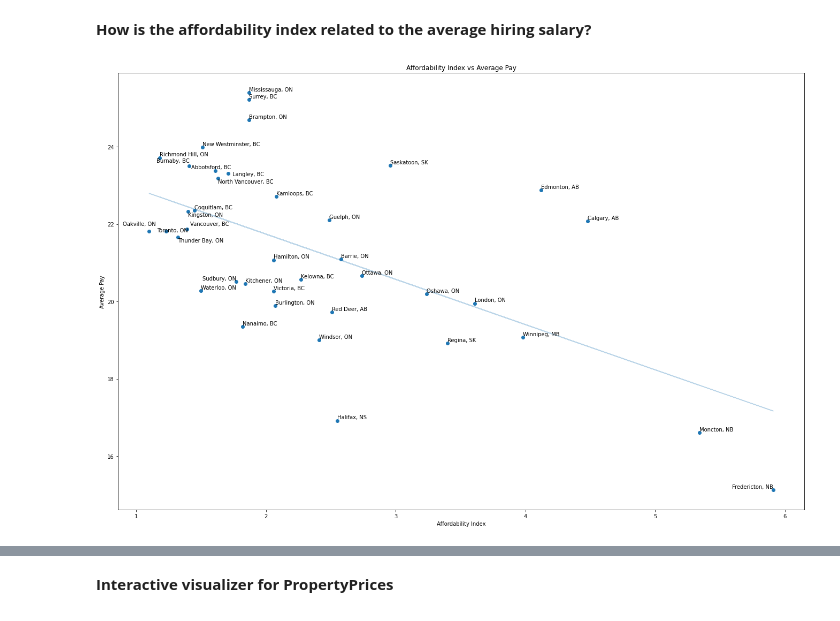
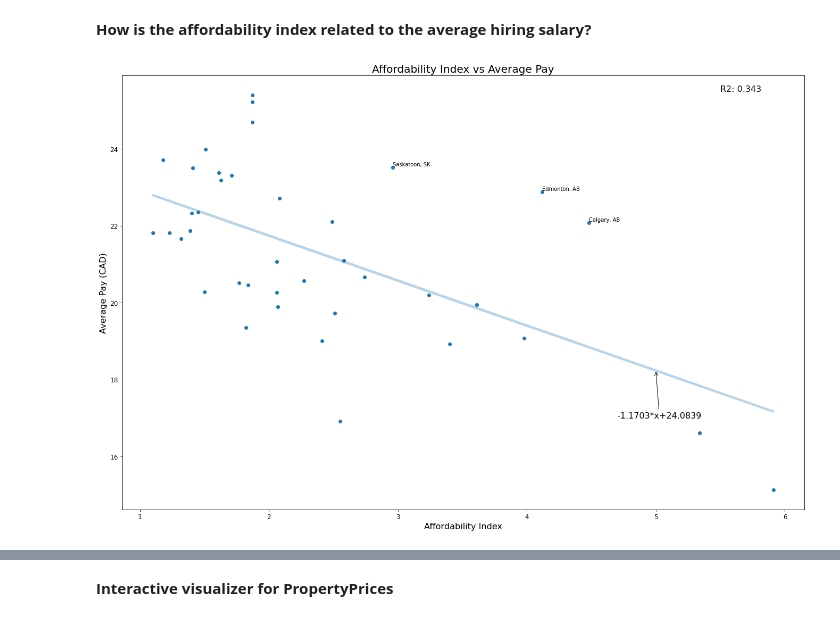
Before and after one commit to ChristopheTran/Canadian-Jobs-Amid-a-Pandemic, a Jupyter notebook: Final_Notebook.ipynb, the cells around one changed output, grey strips where cells are left out. Saved outputs shown, nothing was run; the diff lists cells and outputs as text; code cells hidden in the pictures.

```diff
--- a/Final_Notebook.ipynb
+++ b/Final_Notebook.ipynb
@@ -172,6 +176,7 @@ jobs_cleaned["AveragePay"] = jobs_cleaned.apply(get_average_pay, axis=1)
 jobs_cleaned["City"] = jobs_cleaned["City"].str.strip("based in ")
 
 jobs_noc_merged = pd.merge(noc_info, jobs_cleaned, on="NocNo", how="inner")
+jobs_noc_merged["JobLevel"] = jobs_noc_merged["JobLevel"].str.strip()
 # %%
 #These are the numbeo datasets
 numbeo.keys()
@@ -182,21 +187,38 @@ def merge_numbeo_jobs(onDataset):
   return pd.merge(jobs_noc_merged, numbeo[onDataset], on="City", how="inner")
 
 #Visualization methods
-def graphScatter(independent_column, dependent_column, title, answer_dataframe, show_points=True, show_line=True, point_column="City", alpha=0.3, figsize=(23, 15)):
+def graphScatter(independent_column, dependent_column, title, answer_dataframe, xLabel=None, yLabel=None, annotation_list=None, point_cords=None, text_cords=None, r2_cords=None, show_points=True, show_line=True, show_R2=False, point_column="City", alpha=0.3, figsize=(23, 15)):
+  if(xLabel==None):
+    xLabel=independent_column
+
+  if(yLabel==None):
+    yLabel=dependent_column
+
   fig, ax = plt.subplots(figsize=figsize)
-  ax.set_title(title)
+  ax.set_title(title,fontsize=20)
   ax.scatter(answer_dataframe[independent_column], answer_dataframe[dependent_column])
-  ax.set_xlabel(independent_column)
-  ax.set_ylabel(dependent_column)
+  plt.xticks(fontsize=12)
+  plt.yticks(fontsize=12)
+  ax.set_xlabel(xLabel,fontsize=16)
+  ax.set_ylabel(yLabel,fontsize=16)
 
   if show_line:
     m, b = np.polyfit(answer_dataframe[independent_column], answer_dataframe[dependent_column], 1)
-    ax.plot(answer_dataframe[independent_column], m*answer_dataframe[independent_column]+b, alpha=alpha)
+    ax.plot(answer_dataframe[independent_column], m*answer_dataframe[independent_column]+b, alpha=alpha, linewidth=4.0)
+    if point_cords != None or text_cords != None:
+      plt.annotate(f'{str(round(m, 4))}*x+{str(round(b, 4))}', xy=point_cords,xytext=text_cords,arrowprops=dict(arrowstyle="->"),fontsize=16)
 
+    if show_R2 and r2_cords != None:
+      y_pred = []
+      for val in answer_dataframe[independent_column]:
+        y_pred.append(m*float(val)+b)
+      r2 = r2_score(answer_dataframe[dependent_column], y_pred)
+      plt.annotate(f'R2: {str(round(r2,4))}', xy=r2_cords,fontsize=16)
 
   if show_points:
     annotations = []
     for i, txt in enumerate(answer_dataframe["City"]):
+      if annotation_list != None and txt in annotation_list:
         annotations.append(ax.annotate(txt, (answer_dataframe[independent_column][i], answer_dataframe[dependent_column][i])))
     adjust_text(annotations, only_move={'points':'y', 'texts':'y'})
 
@@ -288,24 +319,38 @@ As shown, Cooks, Food service supervisors, Retail salespersons, and truck driver
 # %%
 pay_property_merged = merge_numbeo_jobs("PropertyPrices")
 
 #Consider only hourly
 pay_property_merged = pay_property_merged[pay_property_merged["PayUnit"] == "HOUR"]
 
 #Create a map of each city and its corresponding average pay.
 city_pay = {"City":[], "Average Pay":[]}
 for city, group in pay_property_merged.groupby("City"):
     group["MinPay"] = group["MinPay"].astype(np.float64)
     city_pay["City"].append(city)
     city_pay["Average Pay"].append(group["MinPay"].mean())
 city_pay = pd.DataFrame(city_pay)
 
 #Merge the city_pay dataframe with the PropertyPrices values to get access to the Affordability Index for each city
 answer_dataframe = pd.merge(city_pay, numbeo["PropertyPrices"], on="City", how="inner")
 
 #Visualize data with a scatter plot
 independent_column = "Affordability Index"
 dependent_column = "Average Pay"
 
-graphScatter(independent_column,  dependent_column, "Affordability Index vs Average Pay",  answer_dataframe)
+graphScatter(independent_column,
+             dependent_column,
+             xLabel="Affordability Index",
+             yLabel="Average Pay (CAD)",
+             title="Affordability Index vs Average Pay",
+             answer_dataframe=answer_dataframe,
+             annotation_list=["Edmonton, AB","Calgary, AB","Saskatoon, SK"],
+             point_cords=(5,18.234),
+             text_cords=(4.7, 17),
+             r2_cords=(5.5,25.5),
+             show_R2=True)
+
+#Saving vizulaiztion as PNG and SVG
+plt.savefig('./Images/png/Affordability Index vs Average Pay.png',dpi=300,format='png')
+plt.savefig('./Images/svg/Affordability Index vs Average Pay.svg', dpi=300,format='svg')
 # %% [output]
-[figure, old version]
+[figure, new version]
```
Also changed, not shown: parts of 35 cells of this notebook, 22 other files.
